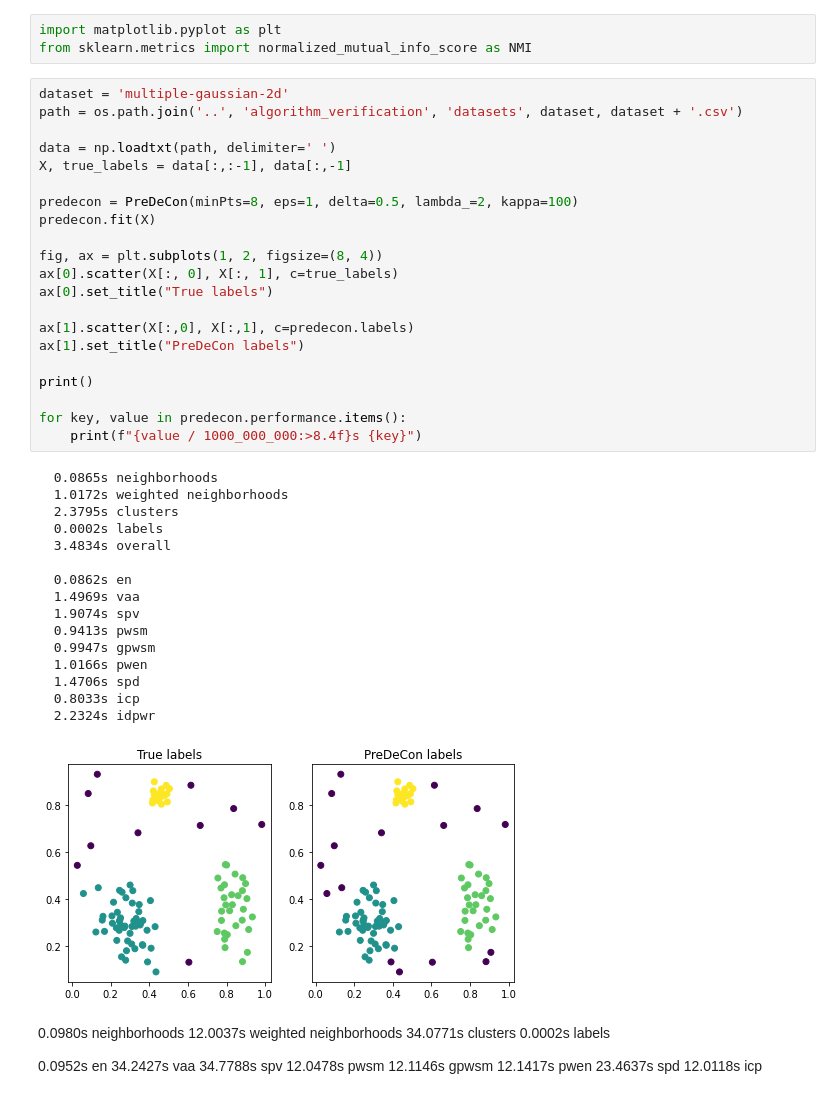
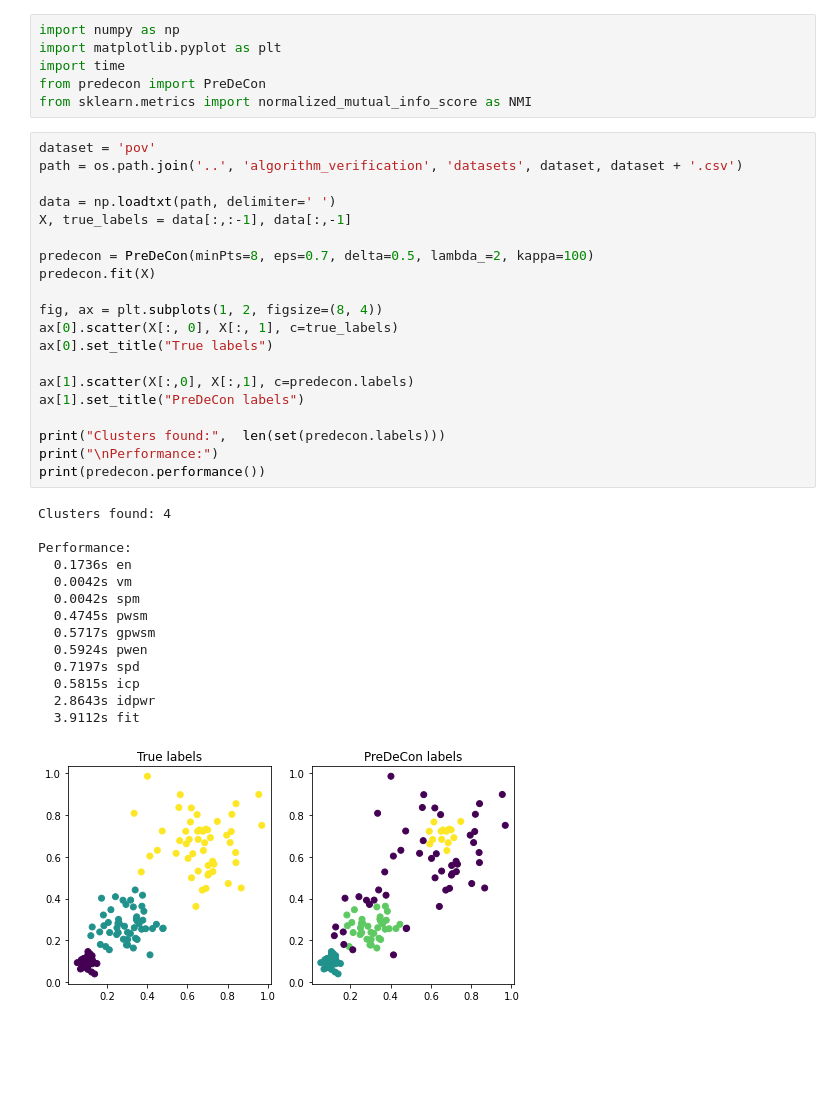
Before and after one commit to Niklas123456789/DM, a Jupyter notebook: src/timing_tests.ipynb, the cells around one changed output. Cells and saved outputs as stored; diff of their text form; blank space fills up the shorter version.

Commit message:
Performance statistics

```diff
--- a/src/timing_tests.ipynb
+++ b/src/timing_tests.ipynb
@@ -184,55 +1,41 @@ class PreDeCon():
 # %%
+import numpy as np
 import matplotlib.pyplot as plt
+import time
+from predecon import PreDeCon
 from sklearn.metrics import normalized_mutual_info_score as NMI
 # %%
-dataset = 'multiple-gaussian-2d'
+dataset = 'pov'
 path = os.path.join('..', 'algorithm_verification', 'datasets', dataset, dataset + '.csv')
 
 data = np.loadtxt(path, delimiter=' ')
 X, true_labels = data[:,:-1], data[:,-1]
 
-predecon = PreDeCon(minPts=8, eps=1, delta=0.5, lambda_=2, kappa=100)
+predecon = PreDeCon(minPts=8, eps=0.7, delta=0.5, lambda_=2, kappa=100)
 predecon.fit(X)
 
 fig, ax = plt.subplots(1, 2, figsize=(8, 4))
 ax[0].scatter(X[:, 0], X[:, 1], c=true_labels)
 ax[0].set_title("True labels")
 
 ax[1].scatter(X[:,0], X[:,1], c=predecon.labels)
 ax[1].set_title("PreDeCon labels")
 
-print()
-
-for key, value in predecon.performance.items():
-    print(f"{value / 1000_000_000:>8.4f}s {key}")
+print("Clusters found:",  len(set(predecon.labels)))
+print("\nPerformance:")
+print(predecon.performance())
 # %% [output]
-  0.0865s neighborhoods
-  1.0172s weighted neighborhoods
-  2.3795s clusters
-  0.0002s labels
-  3.4834s overall
+Clusters found: 4
 
-  0.0862s en
-  1.4969s vaa
-  1.9074s spv
-  0.9413s pwsm
-  0.9947s gpwsm
-  1.0166s pwen
-  1.4706s spd
-  0.8033s icp
-  2.2324s idpwr
+Performance:
+  0.1736s en
+  0.0042s vm
+  0.0042s spm
+  0.4745s pwsm
+  0.5717s gpwsm
+  0.5924s pwen
+  0.7197s spd
+  0.5815s icp
+  2.8643s idpwr
+  3.9112s fit
-[figure, old version]
+[figure, new version]
-# %% [markdown]
-  0.0980s neighborhoods
- 12.0037s weighted neighborhoods
- 34.0771s clusters
-  0.0002s labels
-
-  0.0952s en
- 34.2427s vaa
- 34.7788s spv
- 12.0478s pwsm
- 12.1146s gpwsm
- 12.1417s pwen
- 23.4637s spd
- 12.0118s icp
```
Also changed, not shown: parts of 3 cells of this notebook, 2 other files.
